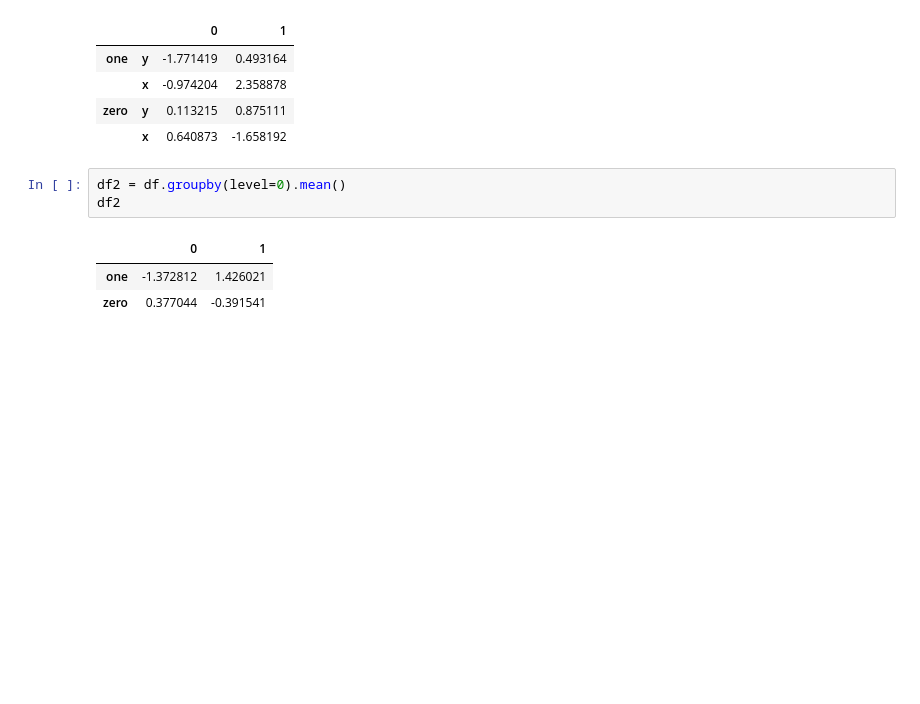
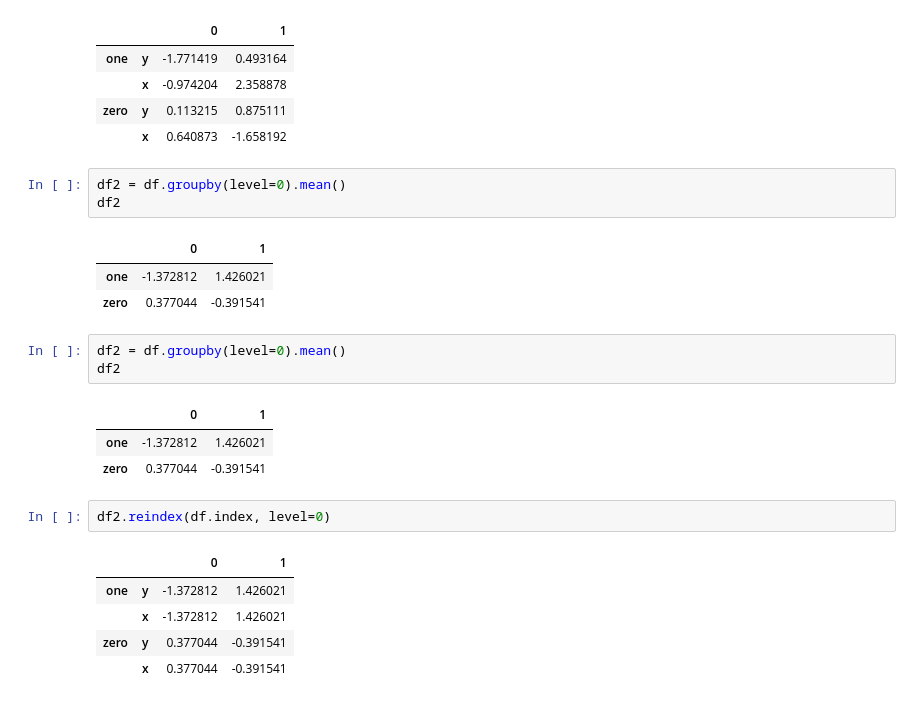
Before and after one commit to manasesmutembei11/ML, a Jupyter notebook: pandas/advanced_indexing.ipynb, the cells around one changed output. Cells and saved outputs as stored; diff of their text form; blank space fills up the shorter version.

```diff
--- a/pandas/advanced_indexing.ipynb
+++ b/pandas/advanced_indexing.ipynb
@@ -402,3 +402,18 @@ df2
 |  | 0 | 1 |
 | one | -1.372812 | 1.426021 |
 | zero | 0.377044 | -0.391541 |
+# %%
+df2 = df.groupby(level=0).mean()
+df2
+# %% [output]
+|  | 0 | 1 |
+| one | -1.372812 | 1.426021 |
+| zero | 0.377044 | -0.391541 |
+# %%
+df2.reindex(df.index, level=0)
+# %% [output]
+|  |  | 0 | 1 |
+| one | y | -1.372812 | 1.426021 |
+|  | x | -1.372812 | 1.426021 |
+| zero | y | 0.377044 | -0.391541 |
+|  | x | 0.377044 | -0.391541 |
```
Also changed, not shown: parts of 6 cells of this notebook.
